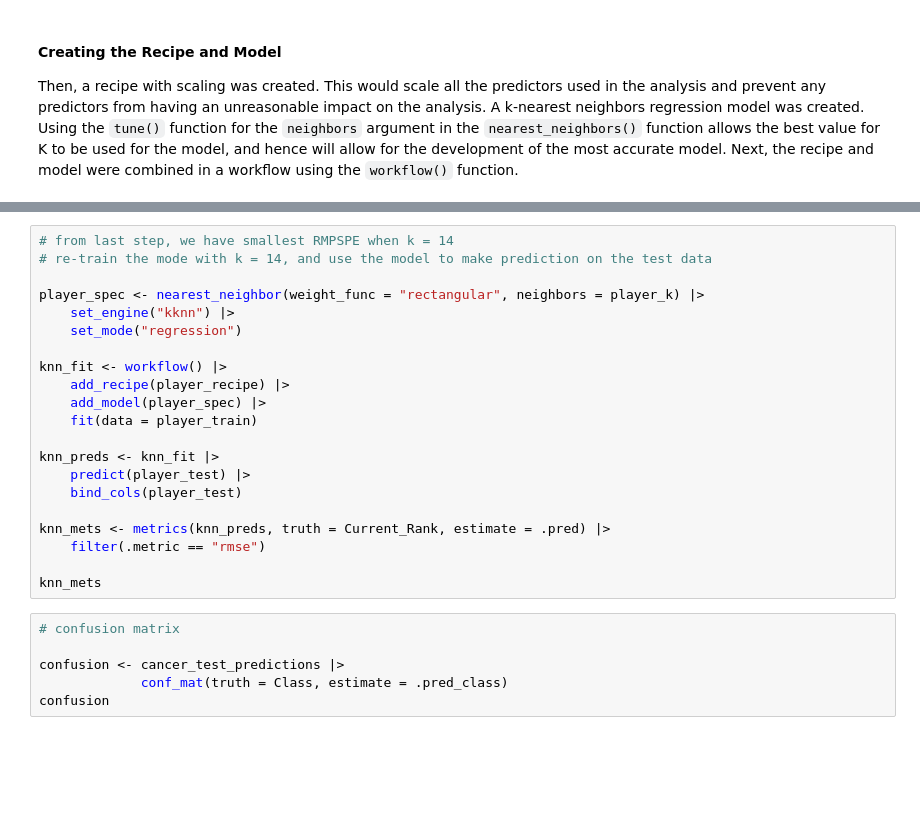
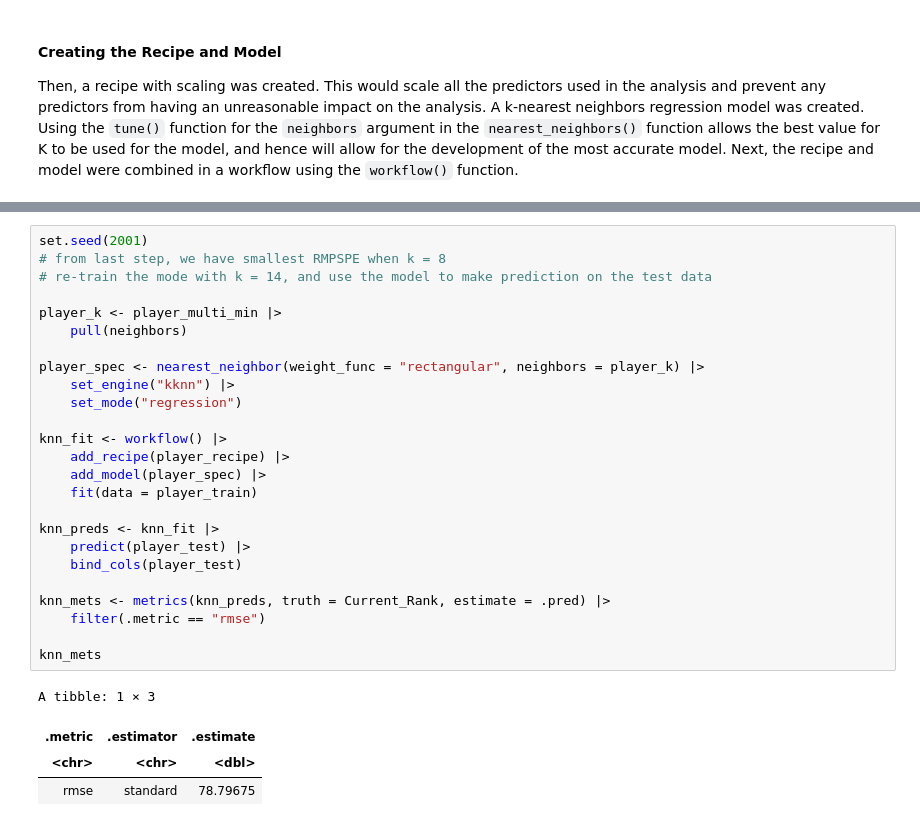
Before and after one commit to UDadamanda/project_player_stat, a Jupyter notebook: player_stat_report.ipynb, the cells around one changed output, grey strips where cells are left out. Saved outputs shown, nothing was run; the diff lists cells and outputs as text; blank space fills up the shorter version.

```diff
--- a/player_stat_report.ipynb
+++ b/player_stat_report.ipynb
@@ -243,27 +257,30 @@ accuracy_k_plot
 # %%
-# from last step, we have smallest RMPSPE when k = 14
+set.seed(2001)
+# from last step, we have smallest RMPSPE when k = 8
 # re-train the mode with k = 14, and use the model to make prediction on the test data
+
+player_k <- player_multi_min |>
+    pull(neighbors)
 
 player_spec <- nearest_neighbor(weight_func = "rectangular", neighbors = player_k) |>
     set_engine("kknn") |>
     set_mode("regression")
 
 knn_fit <- workflow() |>
     add_recipe(player_recipe) |>
     add_model(player_spec) |>
     fit(data = player_train)
 
 knn_preds <- knn_fit |>
     predict(player_test) |>
     bind_cols(player_test)
 
 knn_mets <- metrics(knn_preds, truth = Current_Rank, estimate = .pred) |>
     filter(.metric == "rmse")
 
 knn_mets
+# %% [output]
+A tibble: 1 × 3
+| .metric | .estimator | .estimate |
+| <chr> | <chr> | <dbl> |
+| rmse | standard | 78.79675 |
-# %%
-# confusion matrix
-
-confusion <- cancer_test_predictions |>
-             conf_mat(truth = Class, estimate = .pred_class)
-confusion
```
Also changed, not shown: parts of 10 cells of this notebook.
